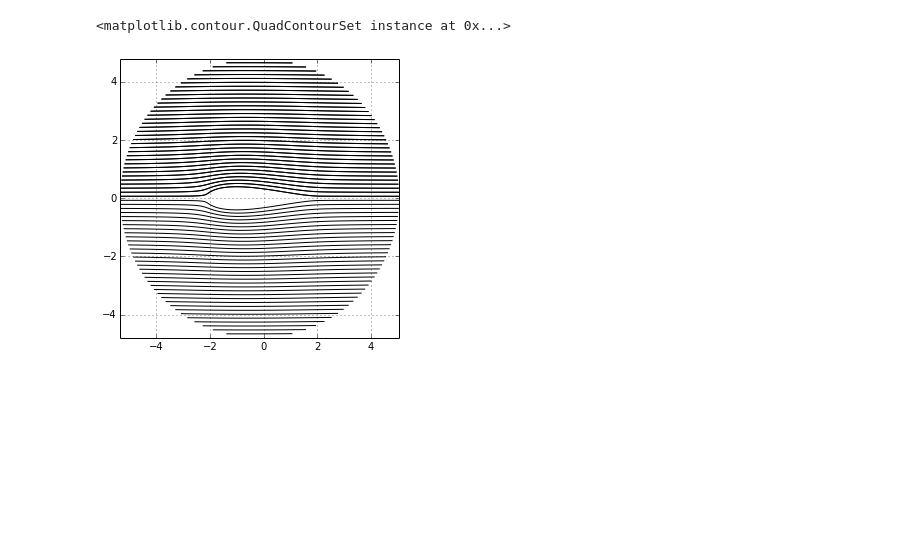
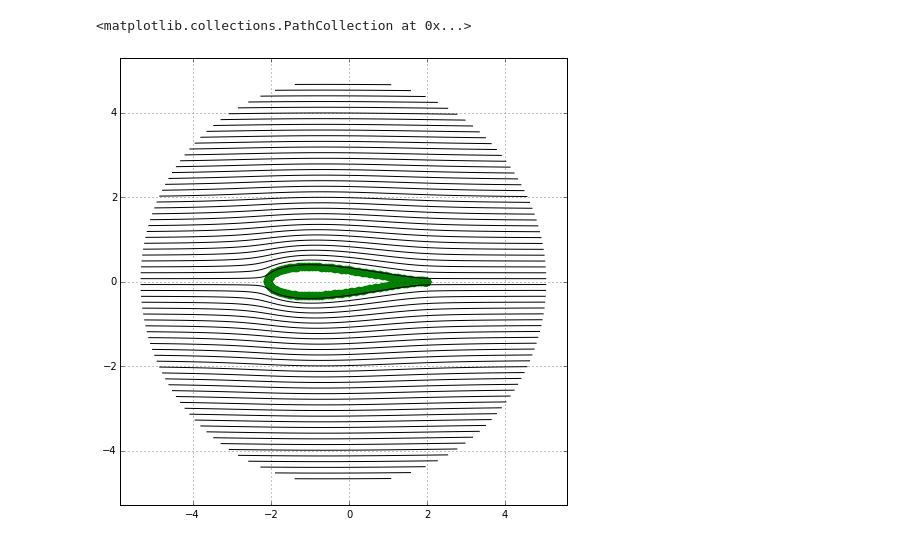
Before and after one commit to bornemeierm/MAE6226, a Jupyter notebook: Joukowski Transformation Cylindrical Mesh.ipynb, the cells around one changed output. Drawn from its saved outputs; the diff is of its cells as text; code cells hidden in the pictures; blank space fills up the shorter version.

```diff
--- a/Joukowski Transformation Cylindrical Mesh.ipynb
+++ b/Joukowski Transformation Cylindrical Mesh.ipynb
@@ -4,19 +4,23 @@ import math
 from matplotlib import pyplot
 %matplotlib inline
 # %%
-n_r = 100;
-n_theta = 145;
-r_i = 1.15;
-r_f = 5;
+n_r = 100
+n_theta = 145
 
-x_c, y_c = -.15,0
+r_i = 1.15
+r_f = 5.
+c = 1.
+
+x_c, y_c = c-r_i, 0.
 
 r = numpy.linspace(r_i,r_f,n_r)
-theta = numpy.linspace(0,3*numpy.pi,n_theta)
+theta = numpy.linspace(0.,2.*numpy.pi,n_theta)
+
+size = 8;
 # %%
 r_mesh, theta_mesh = numpy.meshgrid(r, theta)
 # %%
-z = r_mesh*numpy.exp(1j*theta_mesh) + x_c + 1j*y_c
+z = r_mesh*numpy.exp(1j*theta_mesh) + (x_c + 1j*y_c)
 x = z.real
 y = z.imag
 # %%
@@ -29,7 +34,9 @@ pyplot.scatter(x,y, s=1.5, color='k',marker='o',linewidth=0);
 # %%
-def J_T(x,y):
+def J_T(xjt,yjt):
 
-    z = x+1j*y
+
+
+    z = xjt+1j*yjt
 
     zeta = z + 1./z
 
@@ -39,4 +46,11 @@ def J_T(x,y):
     return x_zeta,y_zeta
 # %%
 x_zeta,y_zeta = J_T(x,y);
+# %%
+z_wing = r_i*numpy.exp(1j*theta) + (x_c + 1j*y_c)
+
+
+zeta_wing = z_wing + 1./z_wing
+x_wing = zeta_wing.real
+y_wing = zeta_wing.imag
 # %%
@@ -81,9 +97,10 @@ pyplot.contour(x,y,psi_total,levels,colors='k',linewidth=1,linestyles='solid')
 # %%
-pyplot.figure(figsize=(5,5))
+pyplot.figure(figsize=(8,8))
 pyplot.grid(True)
 
 levels = numpy.linspace(numpy.min(psi_total), numpy.max(psi_total), 70)
 pyplot.contour(x_zeta, y_zeta, psi_total, levels, colors='k',linewidth=1,linestyles='solid')
+pyplot.scatter(x_wing,y_wing,s=75, color='g', marker='o', linewidth=0)
 # %% [output]
-<matplotlib.contour.QuadContourSet instance at 0x...>
+<matplotlib.collections.PathCollection at 0x...>
-[figure, old version]
+[figure, new version]
```
Also changed, not shown: parts of 28 cells of this notebook.
